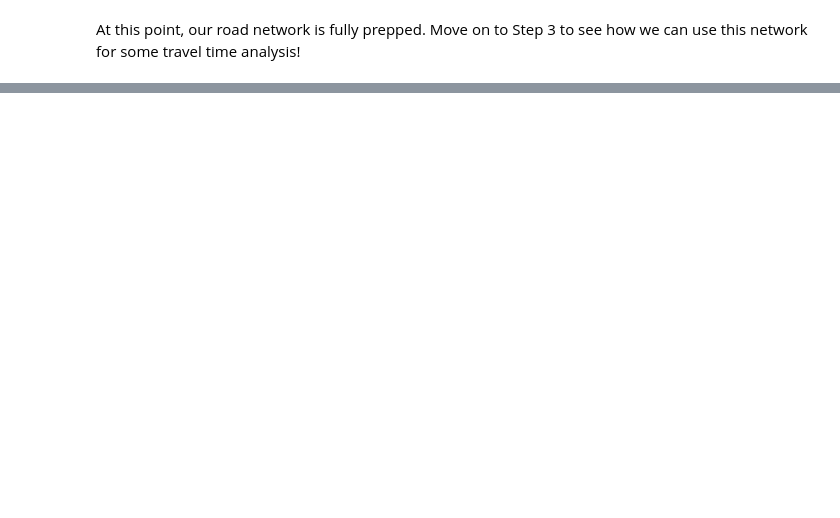
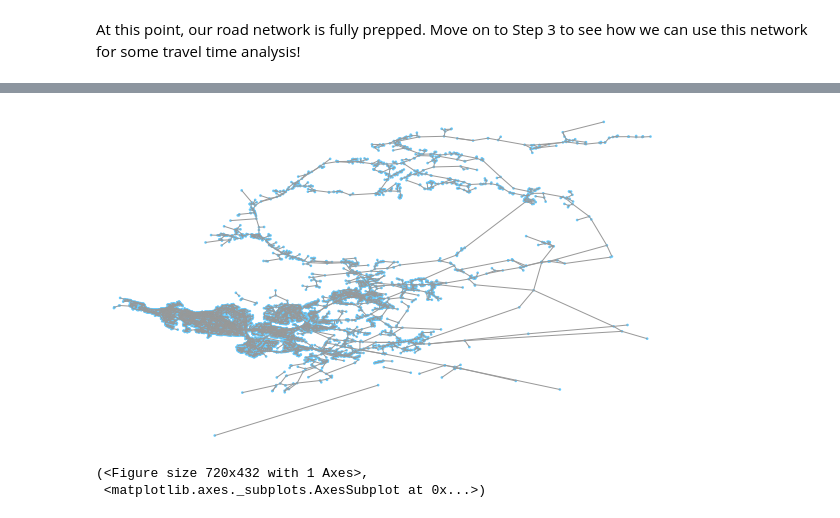
Before and after one commit to worldbank/GOSTnets, a Jupyter notebook: tutorial/Step 2 - Clean Network.ipynb, the cells around one changed output, grey strips where cells are left out. Drawn from its saved outputs; the diff is of its cells as text; code cells hidden in the pictures; blank space fills up the shorter version.

```diff
--- a/tutorial/Step 2 - Clean Network.ipynb
+++ b/tutorial/Step 2 - Clean Network.ipynb
@@ -18,6 +18,8 @@ data_pth = os.path.join(pth, 'tutorial_outputs')
 
 # read back your graph from step 1 from you saved pickle
 G = nx.read_gpickle(os.path.join(data_pth, 'iceland_unclean.pickle'))
+# %%
+G_original = G.copy()
 # %% [markdown]
 ## Optional step: Only use the largest sub-graph
 Network analysis is often done on only connected graphs. Disconnected graphs can result in paths that cannot reach their destination. Also, you can evaluate how connected your network is and have the option of going back and making more edits.
@@ -80,0 +118,10 @@ Move on to Step 3 to see how we can use this network for some travel time analys
+# %%
+G_original.graph['crs'] = 'epsg:32646'
+G_original.graph['name'] = 'Iceland'
+
+# original un-connected graph
+ox.plot_graph(G_original, fig_width=10, edge_linewidth=1, node_size=7)
+# %% [output]
+[figure, added]
+(<Figure size 720x432 with 1 Axes>,
+ <matplotlib.axes._subplots.AxesSubplot at 0x...>)
```
Also changed, not shown: parts of 11 cells of this notebook, 1 other file.
